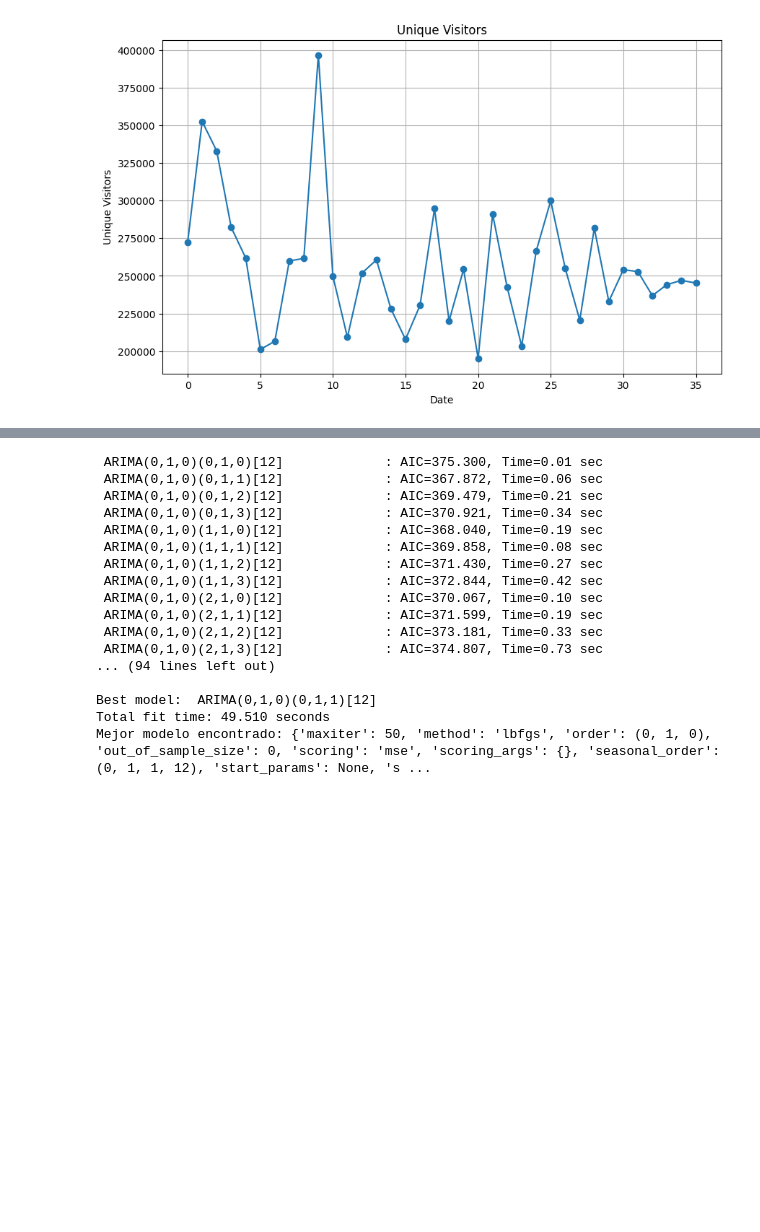
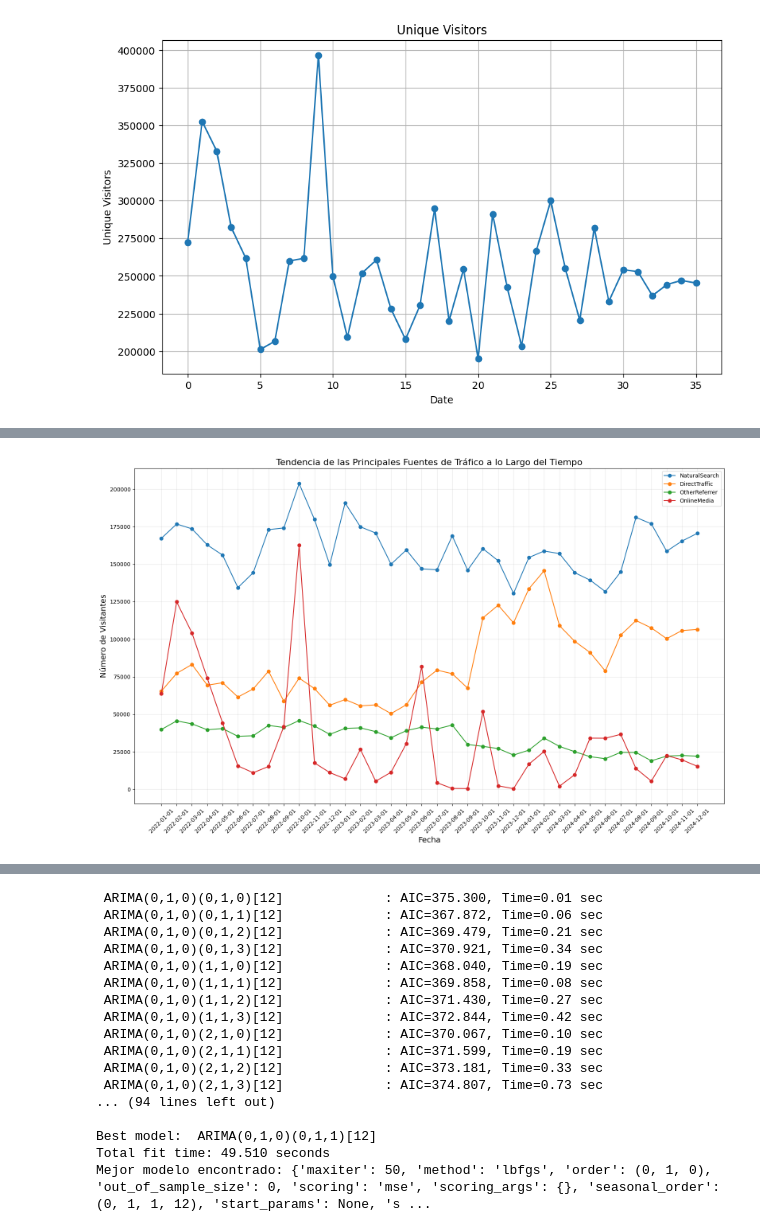
Before and after one commit to josean9/IA-Casos, a Jupyter notebook: notebooks/notebook1_eda.ipynb, the cells around one changed output, grey strips where cells are left out. Saved outputs shown, nothing was run; the diff lists cells and outputs as text; code cells hidden in the pictures; blank space fills up the shorter version.

```diff
--- a/notebooks/notebook1_eda.ipynb
+++ b/notebooks/notebook1_eda.ipynb
@@ -35,0 +142,22 @@ print(np.__version__)
+# %%
+# Análisis de tendencia en el tiempo para las principales fuentes de tráfico
+plt.figure(figsize=(16, 10))
+
+
+# Seleccionar las 4 fuentes principales de tráfico
+top_sources = list(sorted_traffic.keys())[:4]
+
+for source in top_sources:
+    plt.plot(df['ID_Date'], df[source], marker='o', linestyle='-', label=source)
+
+plt.title('Tendencia de las Principales Fuentes de Tráfico a lo Largo del Tiempo', fontsize=16)
+plt.xlabel('Fecha', fontsize=14)
+plt.ylabel('Número de Visitantes', fontsize=14)
+plt.legend()
+plt.grid(True, alpha=0.3)
+plt.xticks(rotation=45)
+
+plt.tight_layout()
+plt.show()
+# %% [output]
+[figure, added]
```
Also changed, not shown: parts of 7 cells of this notebook.
